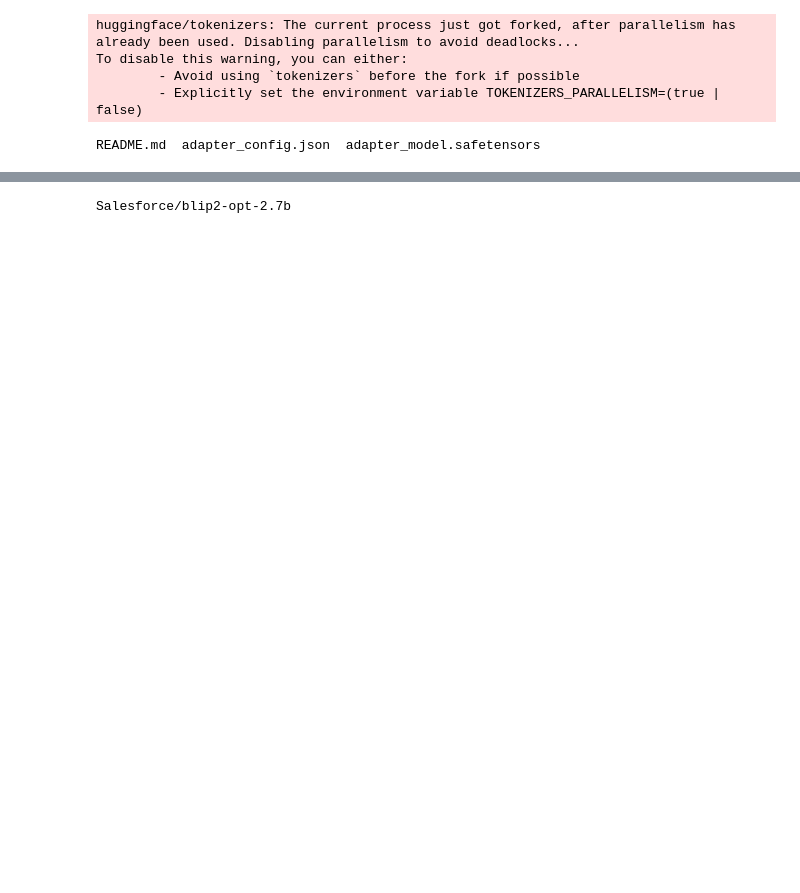
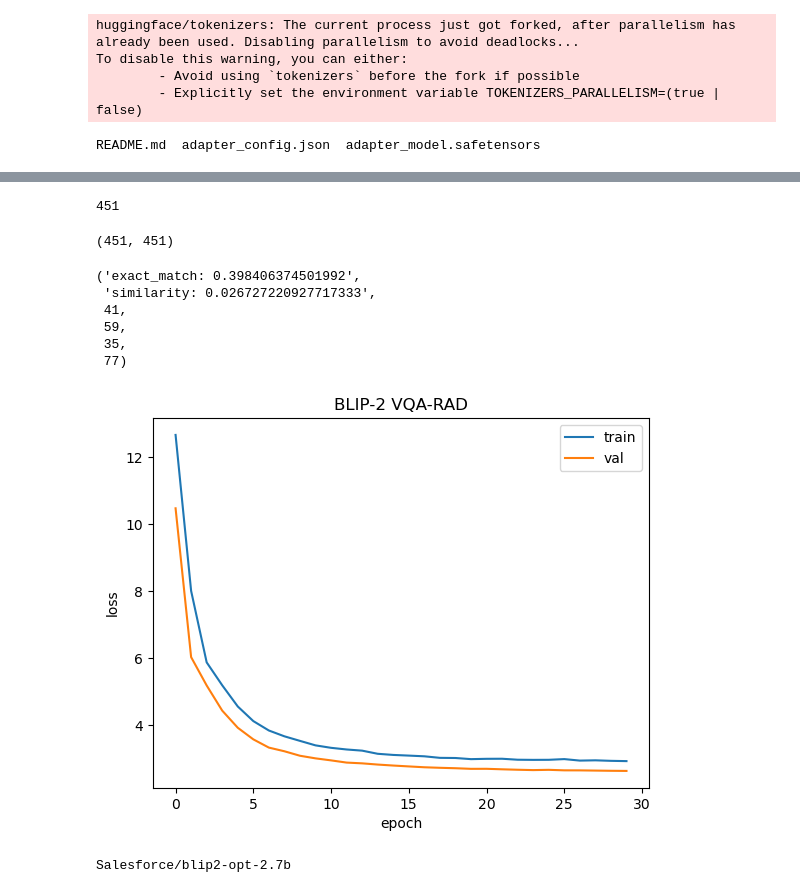
Before and after one commit to veerabadralokesh/med_vqa, a Jupyter notebook: blip-2.ipynb, the cells around one changed output, grey strips where cells are left out. Cells and saved outputs as stored; diff of their text form; code cells hidden in the pictures; blank space fills up the shorter version.

Commit message:
blip-2

```diff
--- a/blip-2.ipynb
+++ b/blip-2.ipynb
@@ -170,8 +170,8 @@ device(type='cuda', index=0)
 # %%
 train_dataset = VQADataset(dataset, processor)
-train_dataloader = DataLoader(train_dataset, shuffle=True, batch_size=32, collate_fn=collate_fn)
+train_dataloader = DataLoader(train_dataset, shuffle=True, batch_size=48, collate_fn=collate_fn)
 test_dataset2 = VQADataset(test_dataset, processor)
-valid_dataloader = DataLoader(test_dataset2, shuffle=False, batch_size=32, collate_fn=collate_fn)
+valid_dataloader = DataLoader(test_dataset2, shuffle=False, batch_size=48, collate_fn=collate_fn)
 # %%
 len(train_dataset)
 # %% [output]
@@ -185,8 +185,8 @@ config = LoraConfig(
     lora_alpha=32,
     lora_dropout=0.05,
     bias="none",
-    # target_modules=["q_proj", "k_proj"]
-    target_modules=["q_proj", "k_proj", "v_proj", "o_proj", "gate_proj", "up_proj", "down_proj", "lm_head",],
+    target_modules=["q_proj", "k_proj"]
+    # target_modules=["q_proj", "k_proj", "v_proj", "o_proj", "gate_proj", "up_proj", "down_proj", "lm_head",],
 )
 
 model = get_peft_model(model, config)
@@ -217,7 +217,7 @@ def compute_accuracy(predictions, labels):
 optimizer = torch.optim.AdamW(model.parameters(), lr=4e-5)
 scheduler = torch.optim.lr_scheduler.ExponentialLR(optimizer, gamma=0.9, last_epoch=-1, verbose=False)
 
-num_epochs = 10
+num_epochs = 30
 patience = 5
 min_eval_loss = float("inf")
 early_stopping_hook = 0
@@ -372,0 +334,8 @@ BLEU Score: 0.0
+# %%
+import pickle
+with open("tracking_information.pkl", "rb") as rf:
+    tracking_information = pickle.load(rf)
+# %%
+len(test_dataset)
+# %% [output]
+451
@@ -372,0 +366,61 @@ BLEU Score: 0.0
+# %%
+len(answers), len(predicted_answers)
+# %% [output]
+(451, 451)
+# %%
+from difflib import SequenceMatcher
+
+hypotheses = []
+references = []
+
+ratios = []
+
+# correct
+tp = 0
+tn = 0
+fp = 0
+fn = 0
+
+for a, pa in zip(answers, predicted_answers):
+    if a in ['yes','no']:
+        if pa.startswith(a):
+            if a == 'yes':
+                tp += 1
+            elif pa == 'no' or pa.startswith('no ') or pa.startswith('non'):
+                tn += 1
+        else:
+            if a == 'yes':
+                fn += 1
+            else:
+                fp += 1
+    else:
+        # hypotheses.append(pa)
+        # references.append(a)
+        ratios.append(SequenceMatcher(a=a, b=pa).ratio())
+
+accuracy = (tp+tn)/(len(answers)-len(ratios))
+ratio = sum(ratios)/len(ratios)
+f"exact_match: {accuracy}", f"similarity: {ratio}", tp, tn, fp, fn
+# %% [output]
+('exact_match: 0.398406374501992',
+ 'similarity: 0.026727220927717333',
+ 41,
+ 59,
+ 35,
+ 77)
+# %%
+import numpy as np
+import matplotlib.pyplot as plt
+arr = np.array(tracking_information)
+
+plt.figure(1)
+plt.clf()
+plt.plot(arr[:,0], label='train')
+plt.plot(arr[:,1], label='val')
+plt.title('BLIP-2 VQA-RAD')
+plt.xlabel('epoch')
+plt.ylabel('loss')
+plt.legend()
+_=plt.show()
+# %% [output]
+[figure, added]
```
Also changed, not shown: parts of 25 cells of this notebook.
